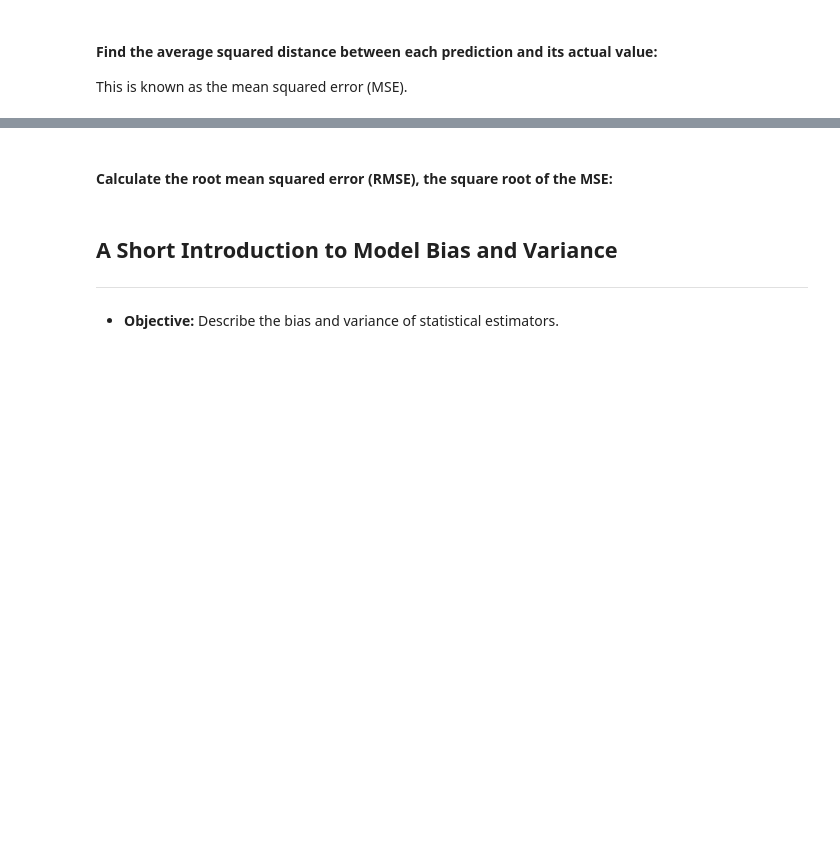
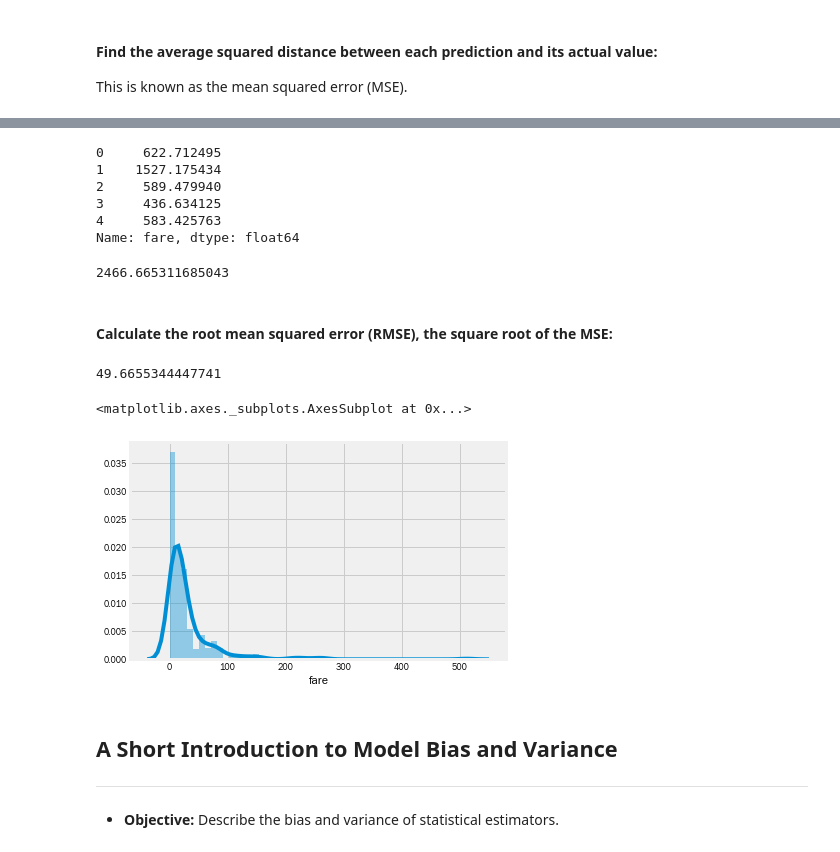
Before and after one commit to bckyling/bling_homework, a Jupyter notebook: 08-statistics-review/Statistics-Review-part-1.ipynb, the cells around one changed output, grey strips where cells are left out. Cells and saved outputs as stored; diff of their text form; code cells hidden in the pictures; blank space fills up the shorter version.

```diff
--- a/08-statistics-review/Statistics-Review-part-1.ipynb
+++ b/08-statistics-review/Statistics-Review-part-1.ipynb
@@ -559,2 +717,17 @@ This is known as the mean squared error (MSE).
+# %%
+squared_error = error.pow(2)
+squared_error.head()
+# %% [output]
+0     622.712495
+1    1527.175434
+2     589.479940
+3     436.634125
+4     583.425763
+Name: fare, dtype: float64
+# %%
+mean_squared_error = squared_error.mean()
+mean_squared_error
+# %% [output]
+2466.665311685043
 # %% [markdown]
 #### Calculate the root mean squared error (RMSE), the square root of the MSE:
@@ -563,3 +734,13 @@ This is known as the mean squared error (MSE).
+# %%
+#
+np.sqrt(mean_squared_error)
+# %% [output]
+49.6655344447741
+# %%
+sns.distplot(titanic.fare);
+# %% [output]
+<matplotlib.axes._subplots.AxesSubplot at 0x...>
+[figure, added]
 # %% [markdown]
 <a id="a-short-introduction-to-model-bias-and-variance"></a>
 ## A Short Introduction to Model Bias and Variance
```
Also changed, not shown: parts of 44 cells of this notebook, 1 other file.
